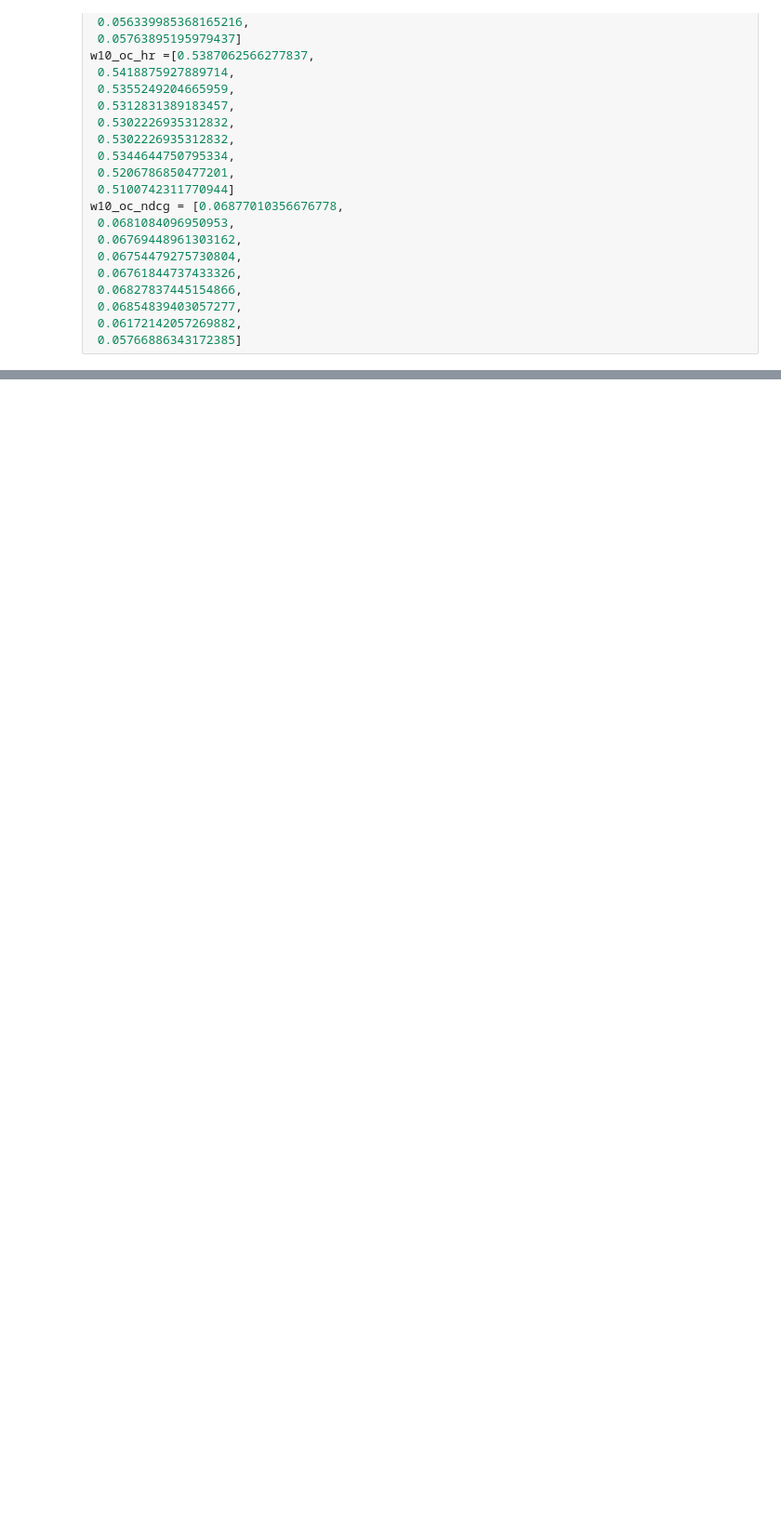
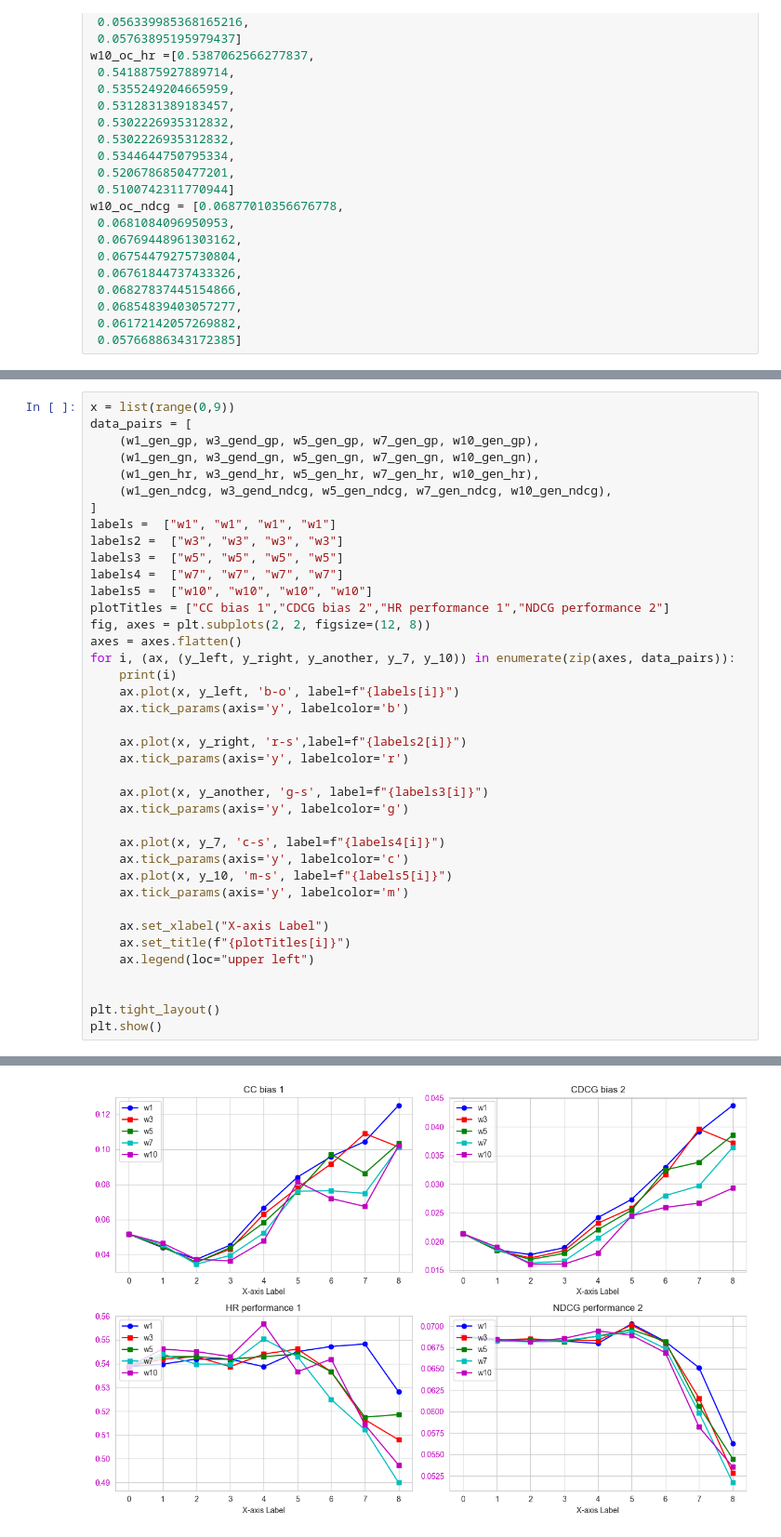
Before and after one commit to tahsinkheya/re_ranking_clean, a Jupyter notebook: data_vis/gamma_comparison.ipynb, the cells around one changed output, grey strips where cells are left out. Shown at 93% size. Cells and saved outputs as stored; diff of their text form; blank space fills up the shorter version.

```diff
--- a/data_vis/gamma_comparison.ipynb
+++ b/data_vis/gamma_comparison.ipynb
@@ -276,0 +456,40 @@ n_c
+# %%
+x = list(range(0,9))
+data_pairs = [
+    (w1_gen_gp, w3_gend_gp, w5_gen_gp, w7_gen_gp, w10_gen_gp),
+    (w1_gen_gn, w3_gend_gn, w5_gen_gn, w7_gen_gn, w10_gen_gn),
+    (w1_gen_hr, w3_gend_hr, w5_gen_hr, w7_gen_hr, w10_gen_hr),
+    (w1_gen_ndcg, w3_gend_ndcg, w5_gen_ndcg, w7_gen_ndcg, w10_gen_ndcg),
+]
+labels =  ["w1", "w1", "w1", "w1"]
+labels2 =  ["w3", "w3", "w3", "w3"]
+labels3 =  ["w5", "w5", "w5", "w5"]
+labels4 =  ["w7", "w7", "w7", "w7"]
+labels5 =  ["w10", "w10", "w10", "w10"]
+plotTitles = ["CC bias 1","CDCG bias 2","HR performance 1","NDCG performance 2"]
+fig, axes = plt.subplots(2, 2, figsize=(12, 8))
+axes = axes.flatten()
+for i, (ax, (y_left, y_right, y_another, y_7, y_10)) in enumerate(zip(axes, data_pairs)):
+    print(i)
+    ax.plot(x, y_left, 'b-o', label=f"{labels[i]}")
+    ax.tick_params(axis='y', labelcolor='b')
+
+    ax.plot(x, y_right, 'r-s',label=f"{labels2[i]}")
+    ax.tick_params(axis='y', labelcolor='r')
+
+    ax.plot(x, y_another, 'g-s', label=f"{labels3[i]}")
+    ax.tick_params(axis='y', labelcolor='g')
+
+    ax.plot(x, y_7, 'c-s', label=f"{labels4[i]}")
+    ax.tick_params(axis='y', labelcolor='c')
+    ax.plot(x, y_10, 'm-s', label=f"{labels5[i]}")
+    ax.tick_params(axis='y', labelcolor='m')
+
+    ax.set_xlabel("X-axis Label")
+    ax.set_title(f"{plotTitles[i]}")
+    ax.legend(loc="upper left")
+
+
+plt.tight_layout()
+plt.show()
+# %% [output]
@@ -276,0 +500 @@ n_c
+[figure, added]
```
Also changed, not shown: parts of 5 cells of this notebook, 1 other file.
